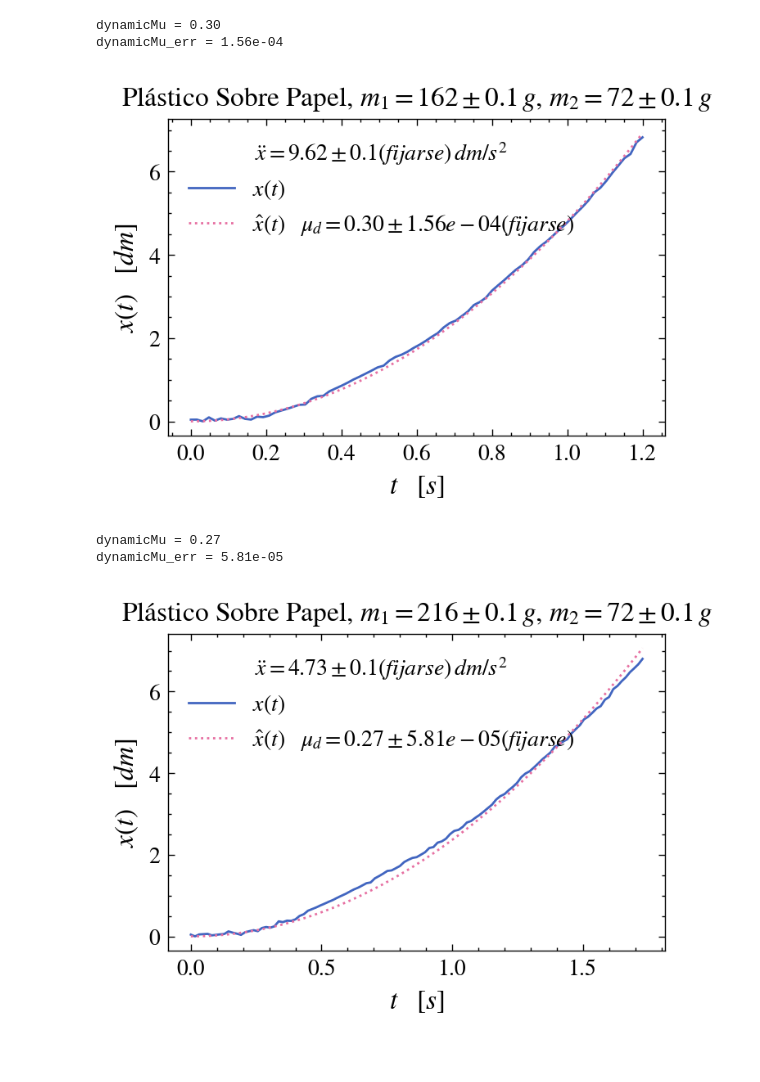
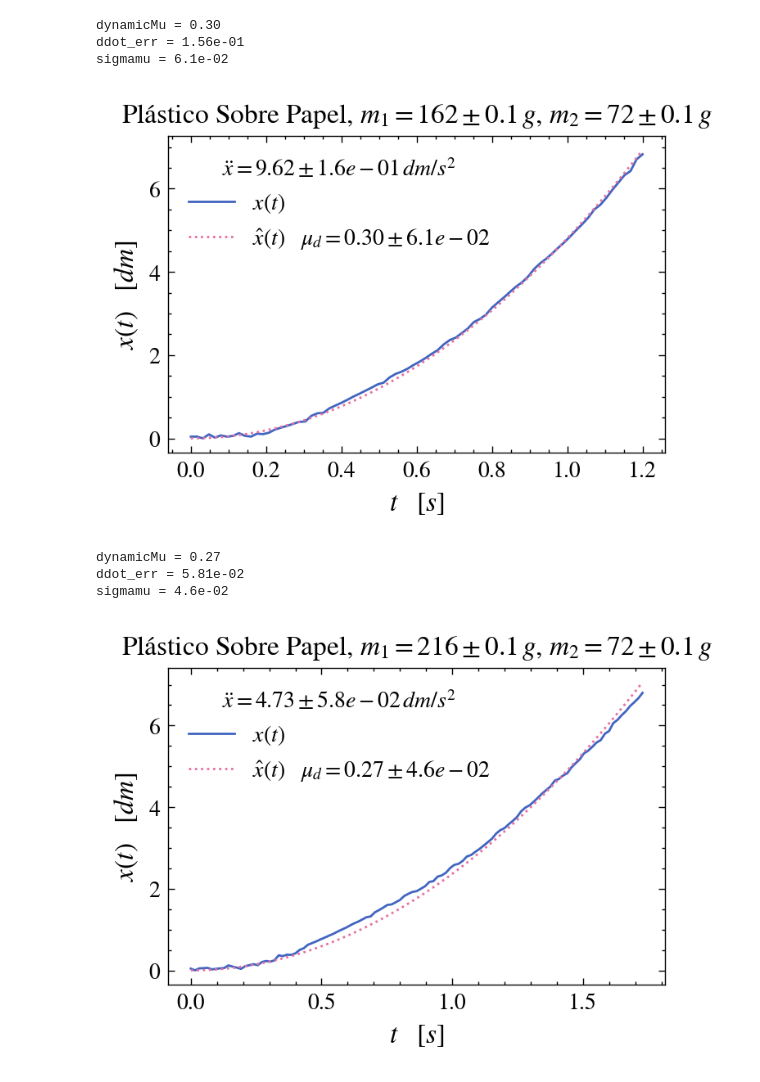
Before and after one commit to ignaschuemer7/Labo_III-Fisica_I, a Jupyter notebook: f1_tp3.ipynb, the cells around one changed output. Cells and saved outputs as stored; diff of their text form; code cells hidden in the pictures.

```diff
--- a/f1_tp3.ipynb
+++ b/f1_tp3.ipynb
@@ -34,9 +34,11 @@ woodenMass = 6.0 * 1e-3
 aluminiumMass = 22.0 * 1e-3
 bronzeMass = 72.0 * 1e-3
 sled = 110.0 * 1e-3
+sensor_error = 3.0
 
 ddotX = lambda m1, m2, g, dynamicMu: g * (m2 - dynamicMu * m1) / (m1 + m2)
 x = lambda t, m1, m2, g, dynamicMu: 0.5 * t**2 * ddotX(m1, m2, g, dynamicMu)
+sigmaMu = lambda m1, m2, g, a: np.sqrt((0.01**2) * (((a*m2) / (g * (m1**2))) - ((m2 / (m1**2))))**2 + (0.01**2) * (-(a / (g * m1)) + (1 / m1))**2)
 # %%
 m1 = sled + 5 * woodenMass + aluminiumMass
 m2 = bronzeMass
@@ -205,17 +235,20 @@ m2 = bronzeMass
 
 f = lambda t, dynamicMu: x(t, m1, m2, sp.constants.g, dynamicMu)
 
-dynamicMu, pcov = sp.optimize.curve_fit(f, plasticOverWood200['t'], plasticOverWood200['x'], sigma=np.zeros_like(plasticOverWood200['x']) + 3e-3, absolute_sigma=True)
+dynamicMu, pcov = sp.optimize.curve_fit(f, plasticOverWood200['t'], plasticOverWood200['x'], sigma=np.zeros_like(plasticOverWood200['x']) + sensor_error, absolute_sigma=True)
 dynamicMu = dynamicMu[0]
 print(f'dynamicMu = {dynamicMu:.2f}')
-dynamicMu_err = np.sqrt(pcov[0, 0])
-print(f'dynamicMu_err = {dynamicMu_err:.2e}')
+ddot_err = np.sqrt(pcov[0, 0])
+print(f'ddot_err = {ddot_err:.2e}')
+
+sigmamu = sigmaMu(m1, m2, sp.constants.g, ddotX(m1, m2, sp.constants.g, dynamicMu))
+print(f'sigmamu = {sigmamu:.1e}')
 
 plt.plot(plasticOverWood200['t'], plasticOverWood200['x']*1e1, label=f'$x(t)$')
-plt.plot(plasticOverWood200['t'], x(plasticOverWood200['t'], m1, m2, sp.constants.g, dynamicMu)*1e1, label=f'$\hat{{x}}(t) \quad \\mu_d = {dynamicMu:.2f} \pm {dynamicMu_err:.2e}(fijarse)$')
+plt.plot(plasticOverWood200['t'], x(plasticOverWood200['t'], m1, m2, sp.constants.g, dynamicMu)*1e1, label=f'$\hat{{x}}(t) \quad \\mu_d = {dynamicMu:.2f} \pm {sigmamu:.1e}$')
 plt.xlabel('$t \\quad [s]$')
 plt.ylabel('$x(t) \\quad [dm]$')
-plt.legend(title=f'$\ddot{{x}} = {ddotX(m1, m2, sp.constants.g, dynamicMu)*1e1:.2f} \\pm 0.1(fijarse) \\, dm/s^2$')
+plt.legend(title=f'$\ddot{{x}} = {ddotX(m1, m2, sp.constants.g, dynamicMu)*1e1:.2f} \\pm {ddot_err:.1e} \\, dm/s^2$')
 plt.title(f'Plástico Sobre Madera, $m_1 = {m1*1e3:.0f}\\pm{0.1} \\, g$, $m_2 = {m2*1e3:.0f} \\pm{0.1} \\, g$')
 plt.show()
 # %% [output]
@@ -228,46 +262,54 @@ m2 = bronzeMass
 
 f = lambda t, dynamicMu: x(t, m1, m2, sp.constants.g, dynamicMu)
 
-dynamicMu, pcov = sp.optimize.curve_fit(f, plasticOverPaper50['t'], plasticOverPaper50['x'], sigma=np.zeros_like(plasticOverPaper50['x']) + 3e-3, absolute_sigma=True)
+dynamicMu, pcov = sp.optimize.curve_fit(f, plasticOverPaper50['t'], plasticOverPaper50['x'], sigma=np.zeros_like(plasticOverPaper50['x']) + sensor_error, absolute_sigma=True)
 dynamicMu = dynamicMu[0]
 print(f'dynamicMu = {dynamicMu:.2f}')
-dynamicMu_err = np.sqrt(pcov[0, 0])
-print(f'dynamicMu_err = {dynamicMu_err:.2e}')
+ddot_err = np.sqrt(pcov[0, 0])
+print(f'ddot_err = {ddot_err:.2e}')
+
+sigmamu = sigmaMu(m1, m2, sp.constants.g, ddotX(m1, m2, sp.constants.g, dynamicMu))
+print(f'sigmamu = {sigmamu:.1e}')
 
 plt.plot(plasticOverPaper50['t'], plasticOverPaper50['x']*1e1, label=f'$x(t)$')
-plt.plot(plasticOverPaper50['t'], x(plasticOverPaper50['t'], m1, m2, sp.constants.g, dynamicMu)*1e1, label=f'$\hat{{x}}(t) \quad \\mu_d = {dynamicMu:.2f} \pm {dynamicMu_err:.2e}(fijarse)$')
+plt.plot(plasticOverPaper50['t'], x(plasticOverPaper50['t'], m1, m2, sp.constants.g, dynamicMu)*1e1, label=f'$\hat{{x}}(t) \quad \\mu_d = {dynamicMu:.2f} \pm {sigmamu:.1e}$')
 plt.xlabel('$t \\quad [s]$')
 plt.ylabel('$x(t) \\quad [dm]$')
-plt.legend(title=f'$\ddot{{x}} = {ddotX(m1, m2, sp.constants.g, dynamicMu)*1e1:.2f} \\pm 0.1(fijarse) \\, dm/s^2$')
+plt.legend(title=f'$\ddot{{x}} = {ddotX(m1, m2, sp.constants.g, dynamicMu)*1e1:.2f} \\pm {ddot_err:.1e} \\, dm/s^2$')
 plt.title(f'Plástico Sobre Papel, $m_1 = {m1*1e3:.0f}\\pm{0.1} \\, g$, $m_2 = {m2*1e3:.0f} \\pm{0.1} \\, g$')
 plt.show()
 # %% [output]
 dynamicMu = 0.30
-dynamicMu_err = 1.56e-04
+ddot_err = 1.56e-01
+sigmamu = 6.1e-02
-[figure, old version]
+[figure, new version]
 # %%
 m1 = sled + 3 * woodenMass + 4 * aluminiumMass
 m2 = bronzeMass
 
 f = lambda t, dynamicMu: x(t, m1, m2, sp.constants.g, dynamicMu)
 
-dynamicMu, pcov = sp.optimize.curve_fit(f, plasticOverPaper100['t'], plasticOverPaper100['x'], sigma=np.zeros_like(plasticOverPaper100['x']) + 3e-3, absolute_sigma=True)
+dynamicMu, pcov = sp.optimize.curve_fit(f, plasticOverPaper100['t'], plasticOverPaper100['x'], sigma=np.zeros_like(plasticOverPaper100['x']) + sensor_error, absolute_sigma=True)
 dynamicMu = dynamicMu[0]
 print(f'dynamicMu = {dynamicMu:.2f}')
-dynamicMu_err = np.sqrt(pcov[0, 0])
-print(f'dynamicMu_err = {dynamicMu_err:.2e}')
+ddot_err = np.sqrt(pcov[0, 0])
+print(f'ddot_err = {ddot_err:.2e}')
+
+sigmamu = sigmaMu(m1, m2, sp.constants.g, ddotX(m1, m2, sp.constants.g, dynamicMu))
+print(f'sigmamu = {sigmamu:.1e}')
 
 plt.plot(plasticOverPaper100['t'], plasticOverPaper100['x']*1e1, label=f'$x(t)$')
-plt.plot(plasticOverPaper100['t'], x(plasticOverPaper100['t'], m1, m2, sp.constants.g, dynamicMu)*1e1, label=f'$\hat{{x}}(t) \quad \\mu_d = {dynamicMu:.2f} \pm {dynamicMu_err:.2e}(fijarse)$')
+plt.plot(plasticOverPaper100['t'], x(plasticOverPaper100['t'], m1, m2, sp.constants.g, dynamicMu)*1e1, label=f'$\hat{{x}}(t) \quad \\mu_d = {dynamicMu:.2f} \pm {sigmamu:.1e}$')
 plt.xlabel('$t \\quad [s]$')
 plt.ylabel('$x(t) \\quad [dm]$')
-plt.legend(title=f'$\ddot{{x}} = {ddotX(m1, m2, sp.constants.g, dynamicMu)*1e1:.2f} \\pm 0.1(fijarse) \\, dm/s^2$')
+plt.legend(title=f'$\ddot{{x}} = {ddotX(m1, m2, sp.constants.g, dynamicMu)*1e1:.2f} \\pm {ddot_err:.1e} \\, dm/s^2$')
 plt.title(f'Plástico Sobre Papel, $m_1 = {m1*1e3:.0f}\\pm{0.1} \\, g$, $m_2 = {m2*1e3:.0f} \\pm{0.1} \\, g$')
 plt.show()
 # %% [output]
 dynamicMu = 0.27
-dynamicMu_err = 5.81e-05
+ddot_err = 5.81e-02
+sigmamu = 4.6e-02
-[figure, old version]
+[figure, new version]
 # %%
 m1 = sled + 5 * woodenMass + 3 * aluminiumMass + bronzeMass
 m2 = bronzeMass
```
Also changed, not shown: parts of 9 cells of this notebook.
